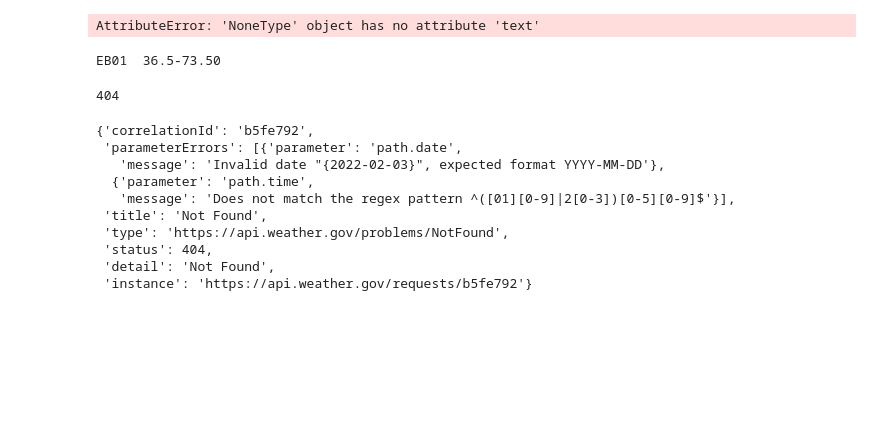
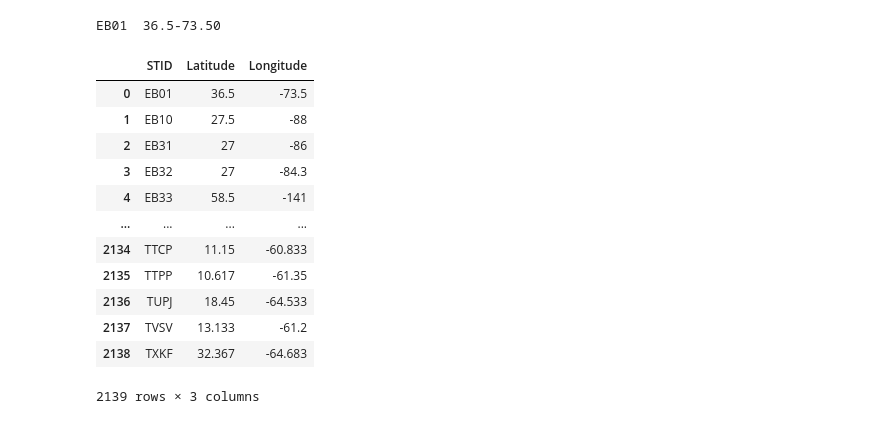
Before and after one commit to 010105/tkj_info2950, a Jupyter notebook: web_scraping_phase2.ipynb, the cells around one changed output. Saved outputs shown, nothing was run; the diff lists cells and outputs as text; code cells hidden in the pictures; blank space fills up the shorter version.

Commit message:
made dataframe with long and lat

```diff
--- a/web_scraping_phase2.ipynb
+++ b/web_scraping_phase2.ipynb
@@ -10,7 +15,7 @@ if url.status_code != 200:
 # %%
-soup=BeautifulSoup(response.text, 'html.parser')
-soup.title.text
-#result = soup.find_all("div", {"class":"/tr"})
+source = result.text
+
+soup=BeautifulSoup(source, 'html.parser')
 result = soup.find_all("tr")
-print(len(result))
+print(result)
 # %% [output]
@@ -18,35 +39,37 @@ print(len(result))
-# %%
-stid, latitude, longitude = [],[],[]
-
-for event in result:
-        stid.append(event.find("tr").text.strip())
-# %% [output]
-AttributeError: 'NoneType' object has no attribute 'text'
 # %%
 parseString=result[6].text.strip() #start
 
 print(parseString)
 # %% [output]
 EB01  36.5-73.50
+# %%
+stid, latitude, longitude = [],[],[]
+
+for event in result[6:]:
+        #stid.append(event.find(lambda tag:tag.name=='td').text.strip())
+        td_elements = event.find_all('td')
+        stid.append(td_elements[0].text.strip())
+        latitude.append(td_elements[5].text.strip())
+        longitude.append(td_elements[6].text.strip())
 # %%
-stid = [stat.find("div", {"class": "item-year"}).text.strip() for stat in timeline_stats]
+df = pd.DataFrame({
+    'STID': stid,
+    'Latitude': latitude,
+    'Longitude': longitude
+})
-# %%
-r = requests.get("https://api.weather.gov/stations/{K0F2}/tafs/{Date(2022-02-03)}/{Time(0500)}")
-print(r.status_code)
-
-# print(r.json())
-# %% [output]
-404
-# %%
-r.json()
-# %% [output]
-{'correlationId': 'b5fe792',
- 'parameterErrors': [{'parameter': 'path.date',
-   'message': 'Invalid date "{2022-02-03}", expected format YYYY-MM-DD'},
-  {'parameter': 'path.time',
-   'message': 'Does not match the regex pattern ^([01][0-9]|2[0-3])[0-5][0-9]$'}],
- 'title': 'Not Found',
- 'type': 'https://api.weather.gov/problems/NotFound',
- 'status': 404,
- 'detail': 'Not Found',
- 'instance': 'https://api.weather.gov/requests/b5fe792'}
+# %%
+df
+# %% [output]
+|  | STID | Latitude | Longitude |
+| 0 | EB01 | 36.5 | -73.5 |
+| 1 | EB10 | 27.5 | -88 |
+| 2 | EB31 | 27 | -86 |
+| 3 | EB32 | 27 | -84.3 |
+| 4 | EB33 | 58.5 | -141 |
+| ... | ... | ... | ... |
+| 2134 | TTCP | 11.15 | -60.833 |
+| 2135 | TTPP | 10.617 | -61.35 |
+| 2136 | TUPJ | 18.45 | -64.533 |
+| 2137 | TVSV | 13.133 | -61.2 |
+| 2138 | TXKF | 32.367 | -64.683 |
+2139 rows × 3 columns
```
Also changed, not shown: parts of 8 cells of this notebook.
